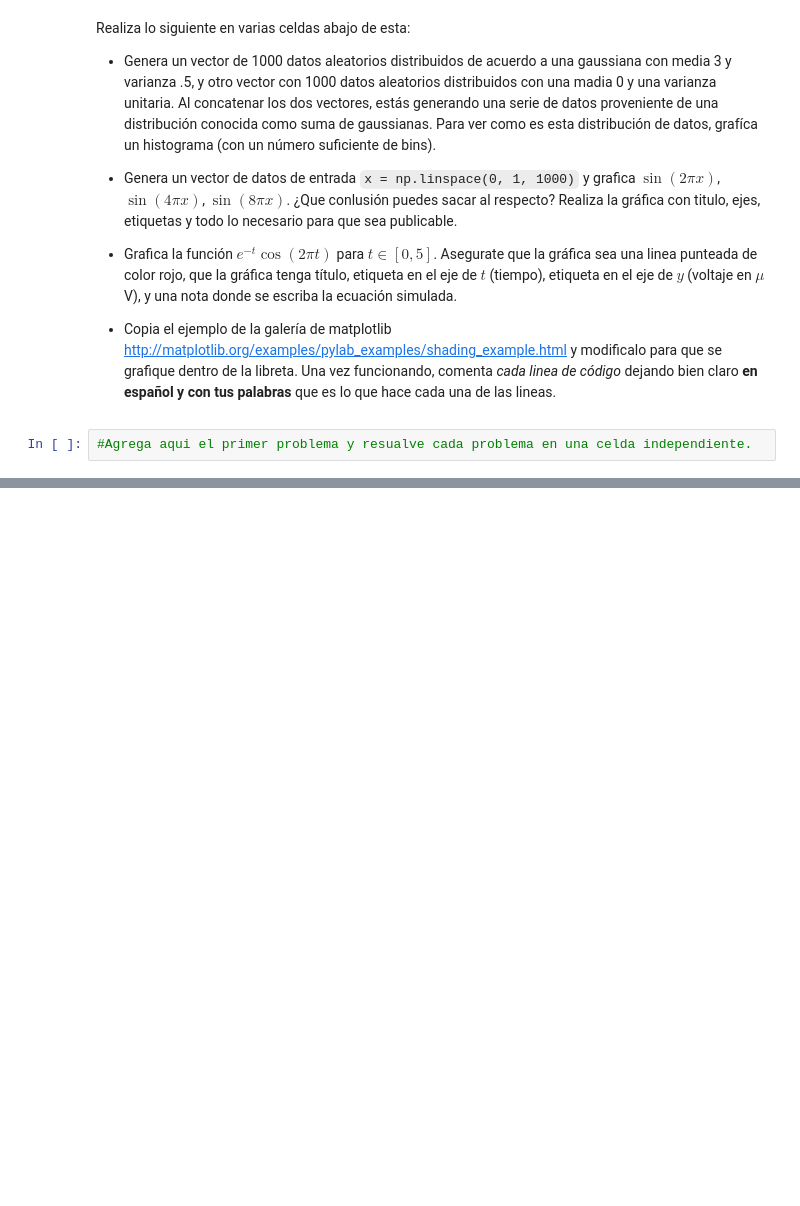
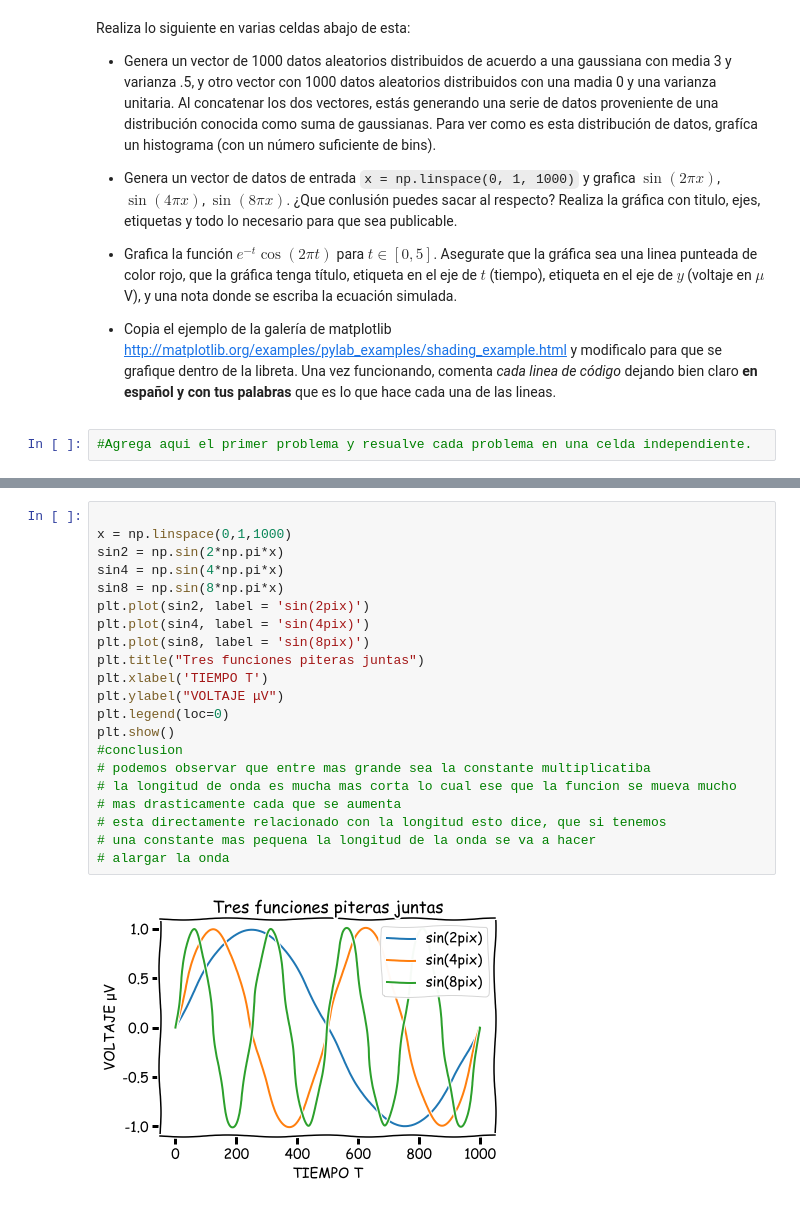
Before and after one commit to fsr313/tarea07-aprendizaje-supervisado, a Jupyter notebook: libretas/intro_numpy.ipynb, the cells around one changed output, grey strips where cells are left out. Cells and saved outputs as stored; diff of their text form; blank space fills up the shorter version.

```diff
--- a/libretas/intro_numpy.ipynb
+++ b/libretas/intro_numpy.ipynb
@@ -580,0 +559,23 @@ plt.show()
+# %%
+
+x = np.linspace(0,1,1000)
+sin2 = np.sin(2*np.pi*x)
+sin4 = np.sin(4*np.pi*x)
+sin8 = np.sin(8*np.pi*x)
+plt.plot(sin2, label = 'sin(2pix)')
+plt.plot(sin4, label = 'sin(4pix)')
+plt.plot(sin8, label = 'sin(8pix)')
+plt.title("Tres funciones piteras juntas")
+plt.xlabel('TIEMPO T')
+plt.ylabel("VOLTAJE μV")
+plt.legend(loc=0)
+plt.show()
+#conclusion
+# podemos observar que entre mas grande sea la constante multiplicatiba
+# la longitud de onda es mucha mas corta lo cual ese que la funcion se mueva mucho
+# mas drasticamente cada que se aumenta
+# esta directamente relacionado con la longitud esto dice, que si tenemos
+# una constante mas pequena la longitud de la onda se va a hacer
+# alargar la onda
+# %% [output]
+[figure, added]
```
Also changed, not shown: parts of 7 cells of this notebook.
